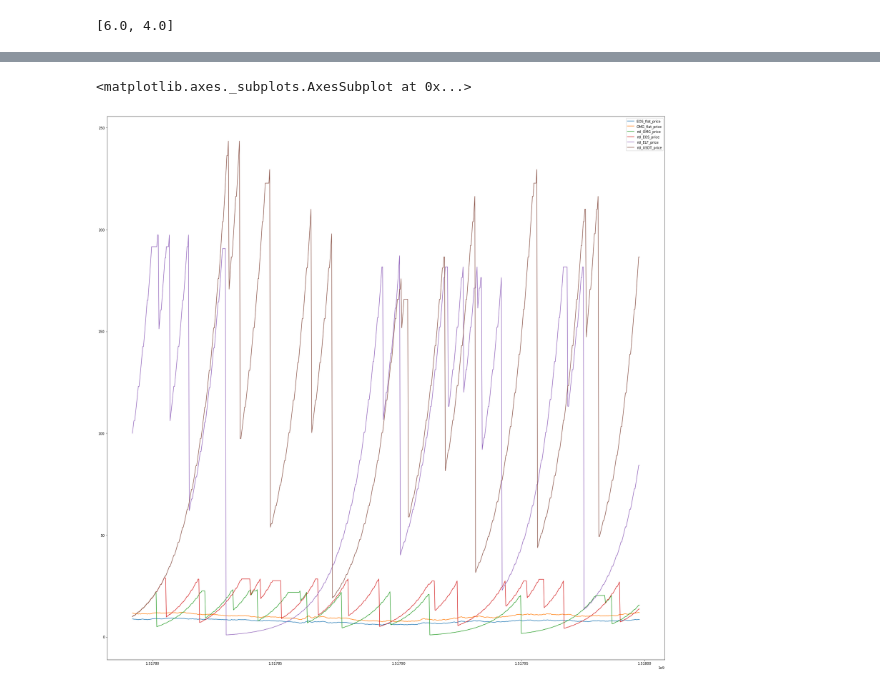
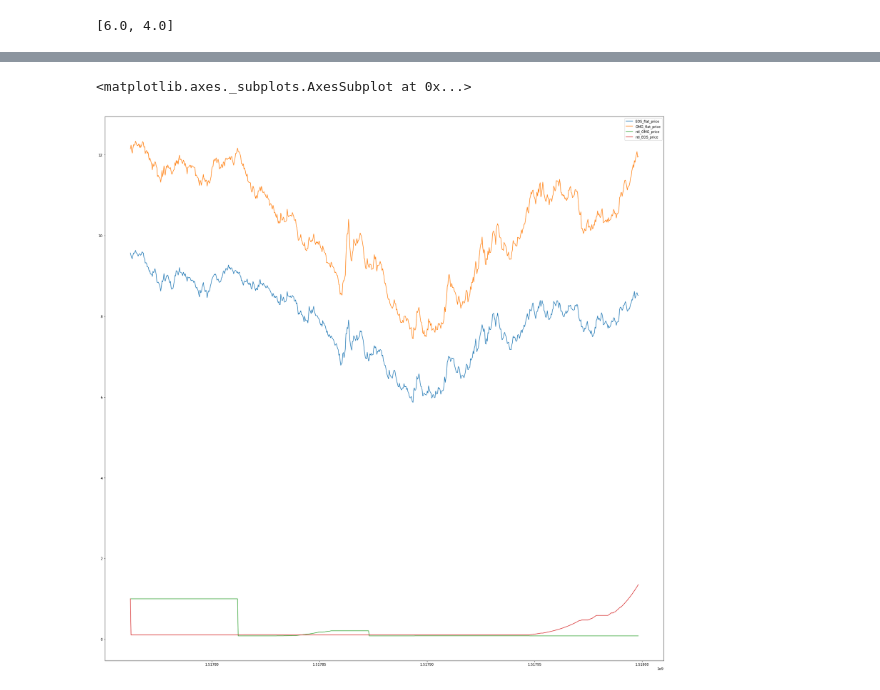
Before and after one commit to winkidney/ntl_sim, a Jupyter notebook: TokernGetter.ipynb, the cells around one changed output, grey strips where cells are left out. Saved outputs shown, nothing was run; the diff lists cells and outputs as text; code cells hidden in the pictures.

```diff
--- a/TokernGetter.ipynb
+++ b/TokernGetter.ipynb
@@ -662,7 +679,7 @@ result[1].plot(y=['OMG_flat_price', 'ntl_OMG_price'], figsize=(30, 30))
 # %%
 concated = pd.merge(result[0], result[1], left_index=True, right_index=True)
-for index in range(2, 4):
-    concated = pd.merge(concated, result[index], left_index=True, right_index=True)
+# for index in range(2, 4):
+#     concated = pd.merge(concated, result[index], left_index=True, right_index=True)
 # %%
 concated.plot()
 # %% [output]
@@ -671,18 +688,18 @@ concated.plot()
 # %%
 y = ['EOS_flat_price', 'OMG_flat_price']
 y = [
     'EOS_flat_price',
     'OMG_flat_price',
     'ntl_OMG_price',
     'ntl_EOS_price',
-    'ntl_ELF_price',
-    'ntl_USDT_price',
+#    'ntl_ELF_price',
+#    'ntl_USDT_price',
 #    'ntl_QTUM_price',
 ]
 concated.plot(y=y, figsize=(30, 30))
 # %% [output]
 <matplotlib.axes._subplots.AxesSubplot at 0x...>
-[figure, old version]
+[figure, new version]
 # %%
 concated['ntl_EOS_flat_price'] = concated['ntl_EOS_price'] * concated['EOS_flat_price']
 concated['ntl_OMG_flat_price'] = concated['ntl_OMG_price'] * concated['OMG_flat_price']
```
Also changed, not shown: parts of 13 cells of this notebook, 2 other files.
